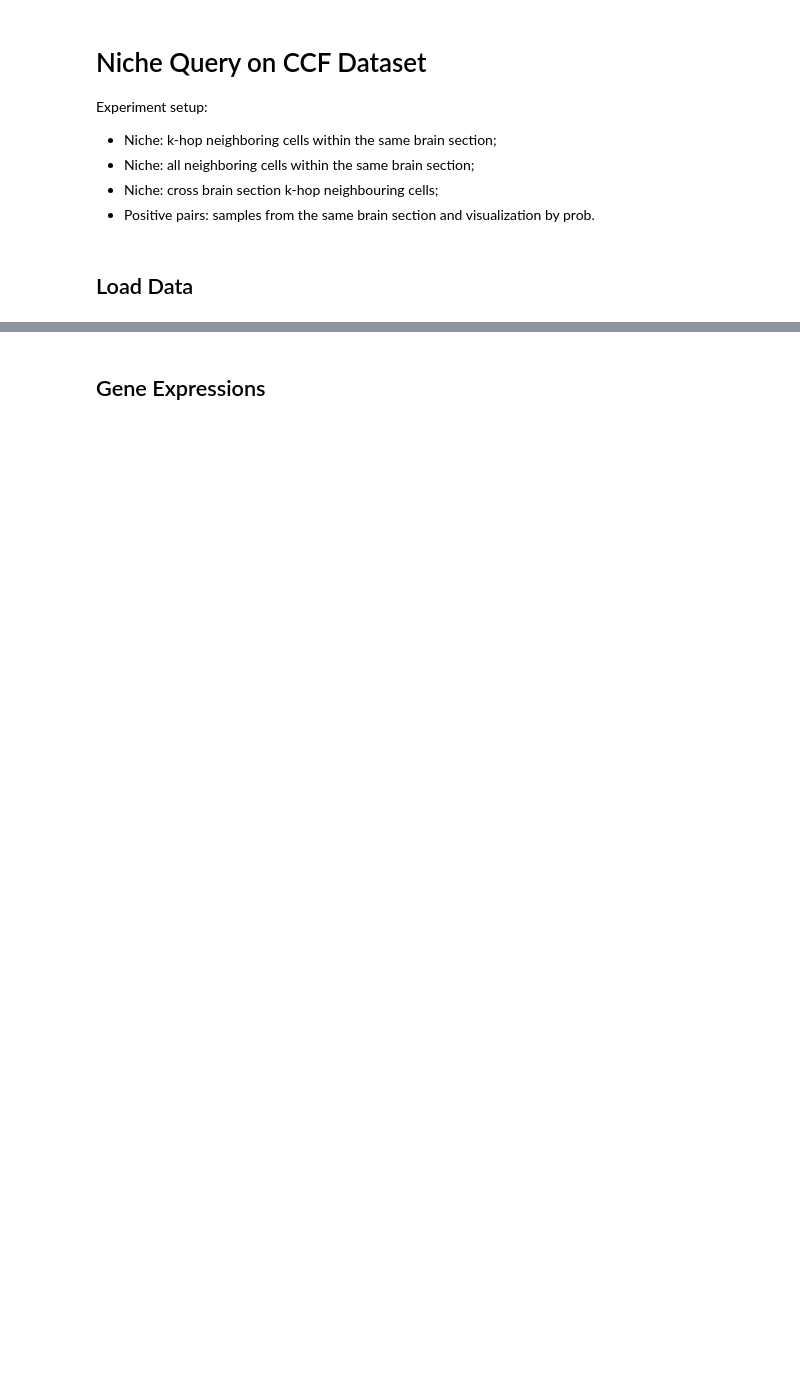
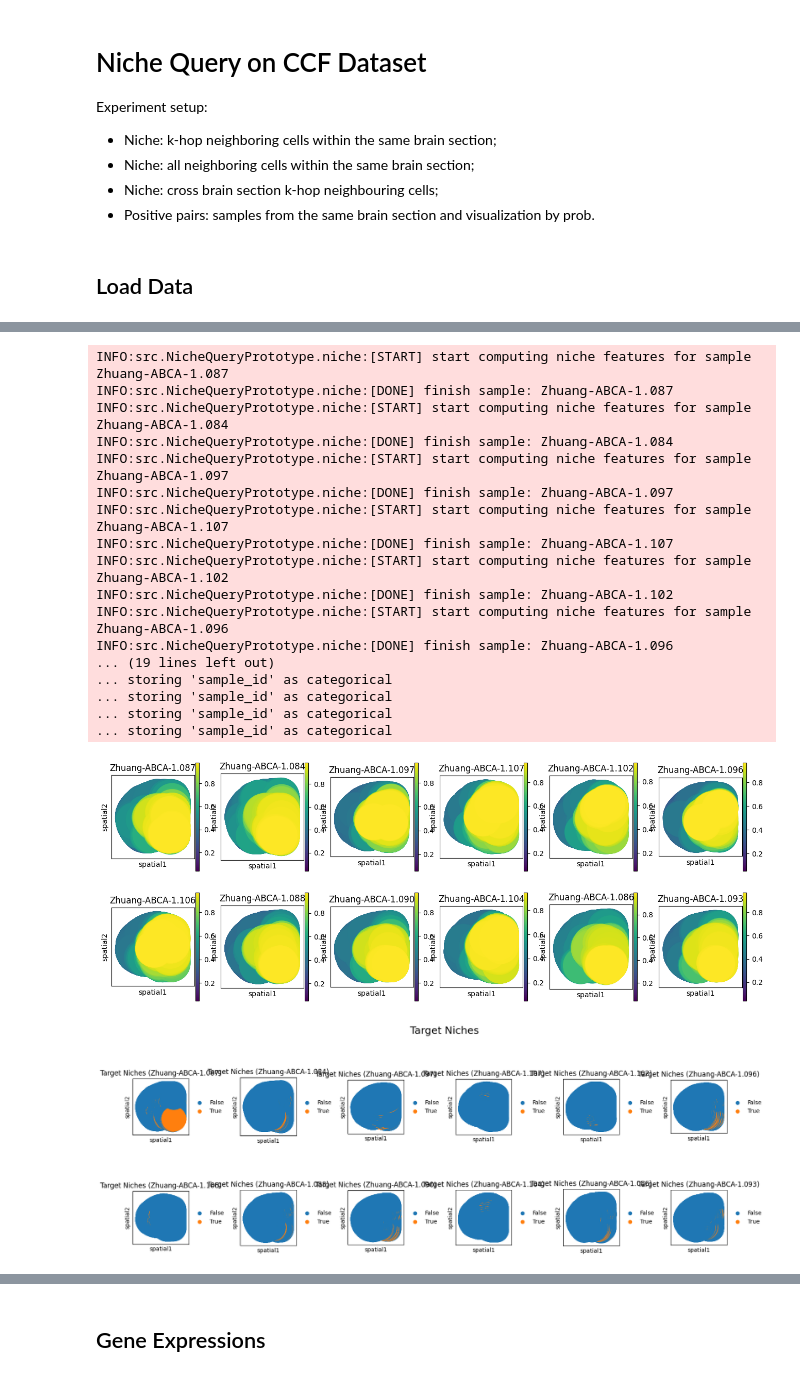
Before and after one commit to lichyyyyyy/NicheQueryBenchmark, a Jupyter notebook: niche_query.ipynb, the cells around one changed output, grey strips where cells are left out. Saved outputs shown, nothing was run; the diff lists cells and outputs as text; code cells hidden in the pictures; blank space fills up the shorter version.

```diff
--- a/niche_query.ipynb
+++ b/niche_query.ipynb
@@ -17,0 +128,6 @@ logging.basicConfig(level=logging.INFO)
+# %%
+# step 2: construct niche to query
+
+niche_to_query = Niche()
+niche_to_query.construct_by_k_hop(db, center_cell_id='44271692540130311954709901940577285312', sample_id='Zhuang-ABCA-1.086', k=10, cell_limit=100, parcellation_index=987)
+niche_to_query.visualize(db)
@@ -17,0 +141,26 @@ logging.basicConfig(level=logging.INFO)
+# %%
+# step 3: run niche query on given samples
+
+niche_query = NicheQuery(db=db, niche=niche_to_query, k=3)
+query_samples = [s for s in db.samples.values() if s.id in target_sample_ids]
+niche_query.niche_query_visualization(query_samples, show_target_niches=True)
+# %% [output]
+INFO:src.NicheQueryPrototype.niche:[START] start computing niche features for sample Zhuang-ABCA-1.087
+INFO:src.NicheQueryPrototype.niche:[DONE] finish sample: Zhuang-ABCA-1.087
+INFO:src.NicheQueryPrototype.niche:[START] start computing niche features for sample Zhuang-ABCA-1.084
+INFO:src.NicheQueryPrototype.niche:[DONE] finish sample: Zhuang-ABCA-1.084
+INFO:src.NicheQueryPrototype.niche:[START] start computing niche features for sample Zhuang-ABCA-1.097
+INFO:src.NicheQueryPrototype.niche:[DONE] finish sample: Zhuang-ABCA-1.097
+INFO:src.NicheQueryPrototype.niche:[START] start computing niche features for sample Zhuang-ABCA-1.107
+INFO:src.NicheQueryPrototype.niche:[DONE] finish sample: Zhuang-ABCA-1.107
+INFO:src.NicheQueryPrototype.niche:[START] start computing niche features for sample Zhuang-ABCA-1.102
+INFO:src.NicheQueryPrototype.niche:[DONE] finish sample: Zhuang-ABCA-1.102
+INFO:src.NicheQueryPrototype.niche:[START] start computing niche features for sample Zhuang-ABCA-1.096
+INFO:src.NicheQueryPrototype.niche:[DONE] finish sample: Zhuang-ABCA-1.096
+... (19 lines left out)
+... storing 'sample_id' as categorical
+... storing 'sample_id' as categorical
+... storing 'sample_id' as categorical
+... storing 'sample_id' as categorical
+[figure, added]
+[figure, added]
```
Also changed, not shown: parts of 9 cells of this notebook, 4 other files.
